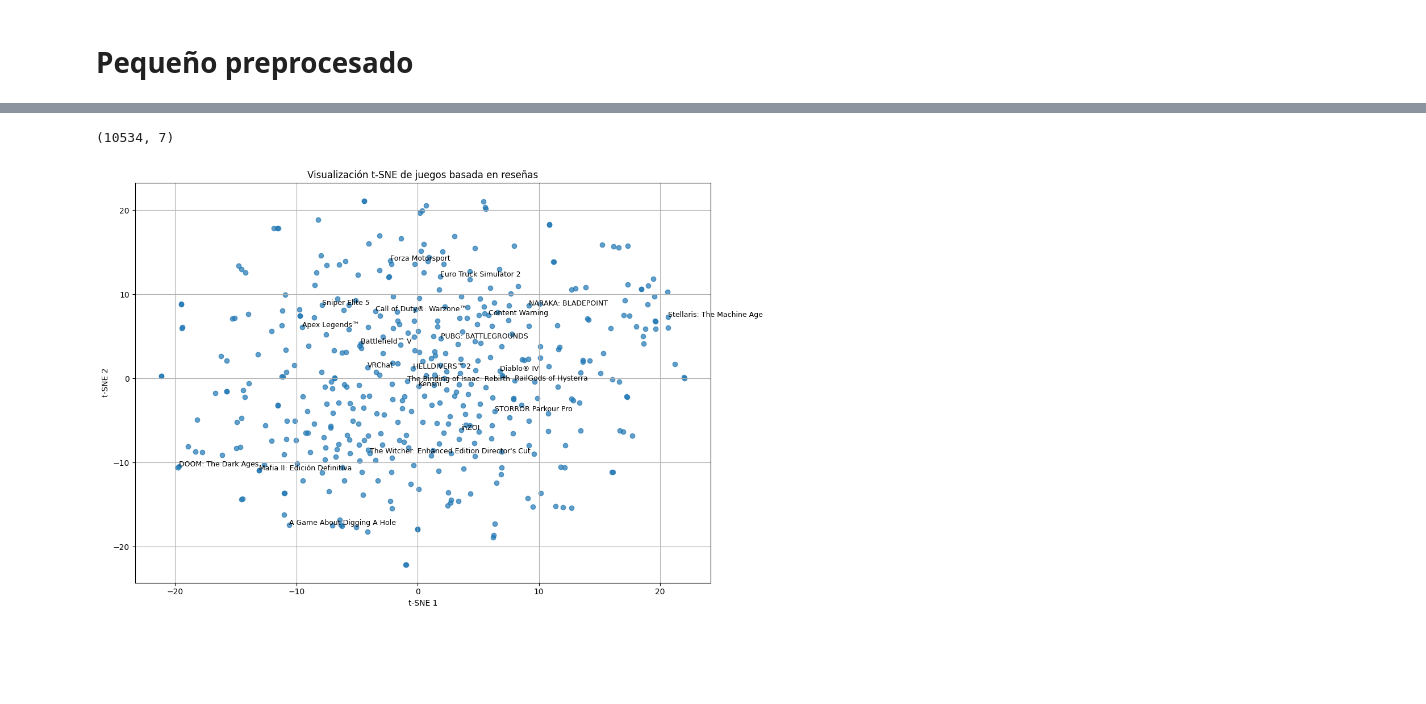
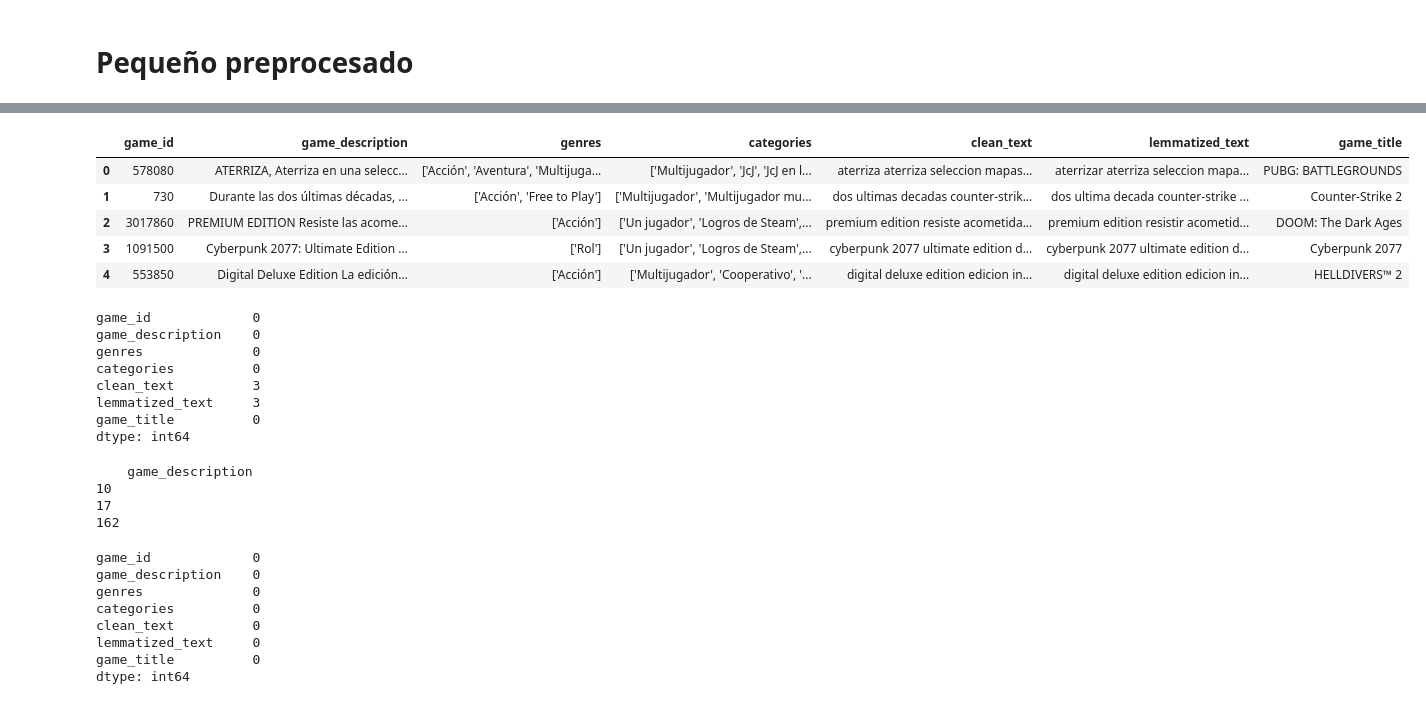
Before and after one commit to Mr-ion77/steam-reviewing, a Jupyter notebook: Recomendador.ipynb, the cells around one changed output, grey strips where cells are left out. Saved outputs shown, nothing was run; the diff lists cells and outputs as text; code cells hidden in the pictures; blank space fills up the shorter version.

```diff
--- a/Recomendador.ipynb
+++ b/Recomendador.ipynb
@@ -64,4 +11,0 @@ df[["game_title", "review", "clean_review"]].sample(5)
-# %%
-df.shape
-# %% [output]
-(10534, 7)
@@ -83,22 +11,0 @@ cosine_sim = cosine_similarity(tfidf_matrix, tfidf_matrix)
-# %%
-# 4. Reducimos dimensionalidad con t-SNE
-tsne = TSNE(n_components=2, perplexity=30, random_state=42, init='pca', learning_rate='auto')
-tsne_results = tsne.fit_transform(tfidf_matrix.toarray())
-
-# 5. Visualización
-plt.figure(figsize=(12, 8))
-plt.scatter(tsne_results[:, 0], tsne_results[:, 1], alpha=0.7)
-
-# Anotamos algunos juegos populares
-for i, title in enumerate(grouped_reviews["game_title"]):
-    if i % 20 == 0:  # Etiquetamos solo algunos para no saturar el gráfico
-        plt.text(tsne_results[i, 0], tsne_results[i, 1], title, fontsize=9)
-
-plt.title("Visualización t-SNE de juegos basada en reseñas")
-plt.xlabel("t-SNE 1")
-plt.ylabel("t-SNE 2")
-plt.grid(True)
-plt.tight_layout()
-plt.show()
-# %% [output]
-[figure, removed]
@@ -104,0 +26,31 @@ plt.show()
+# %%
+juegos_df.head()
+# %% [output]
+|  | game_id | game_description | genres | categories | clean_text | lemmatized_text | game_title |
+| 0 | 578080 | ATERRIZA, Aterriza en una selecc... | ['Acción', 'Aventura', 'Multijuga... | ['Multijugador', 'JcJ', 'JcJ en l... | aterriza aterriza seleccion mapas... | aterrizar aterriza seleccion mapa... | PUBG: BATTLEGROUNDS |
+| 1 | 730 | Durante las dos últimas décadas, ... | ['Acción', 'Free to Play'] | ['Multijugador', 'Multijugador mu... | dos ultimas decadas counter-strik... | dos ultima decada counter-strike ... | Counter-Strike 2 |
+| 2 | 3017860 | PREMIUM EDITION Resiste las acome... | ['Acción'] | ['Un jugador', 'Logros de Steam',... | premium edition resiste acometida... | premium edition resistir acometid... | DOOM: The Dark Ages |
+| 3 | 1091500 | Cyberpunk 2077: Ultimate Edition ... | ['Rol'] | ['Un jugador', 'Logros de Steam',... | cyberpunk 2077 ultimate edition d... | cyberpunk 2077 ultimate edition d... | Cyberpunk 2077 |
+| 4 | 553850 | Digital Deluxe Edition La edición... | ['Acción'] | ['Multijugador', 'Cooperativo', '... | digital deluxe edition edicion in... | digital deluxe edition edicion in... | HELLDIVERS™ 2 |
+# %%
+juegos_df.isna().sum()
+# %% [output]
+game_id             0
+game_description    0
+genres              0
+categories          0
+clean_text          3
+lemmatized_text     3
+game_title          0
+dtype: int64
+# %%
+# Filtrar juegos con clean_text NaN
+juegos_con_nan = juegos_df[juegos_df['clean_text'].isna()]
+
+# Mostrar sus títulos y IDs
+print(juegos_con_nan[['game_description']])
+# %% [output]
+    game_description
+10
+17
+162
@@ -104,0 +59,11 @@ plt.show()
+# %%
+juegos_df.isna().sum()
+# %% [output]
+game_id             0
+game_description    0
+genres              0
+categories          0
+clean_text          0
+lemmatized_text     0
+game_title          0
+dtype: int64
```
Also changed, not shown: parts of 20 cells of this notebook, 1 other file.
